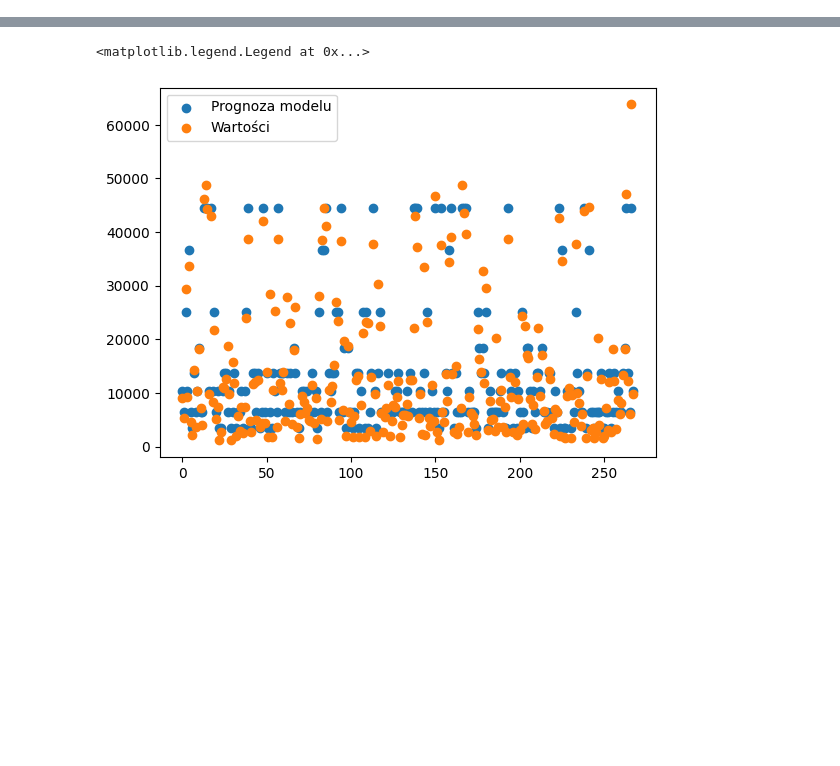
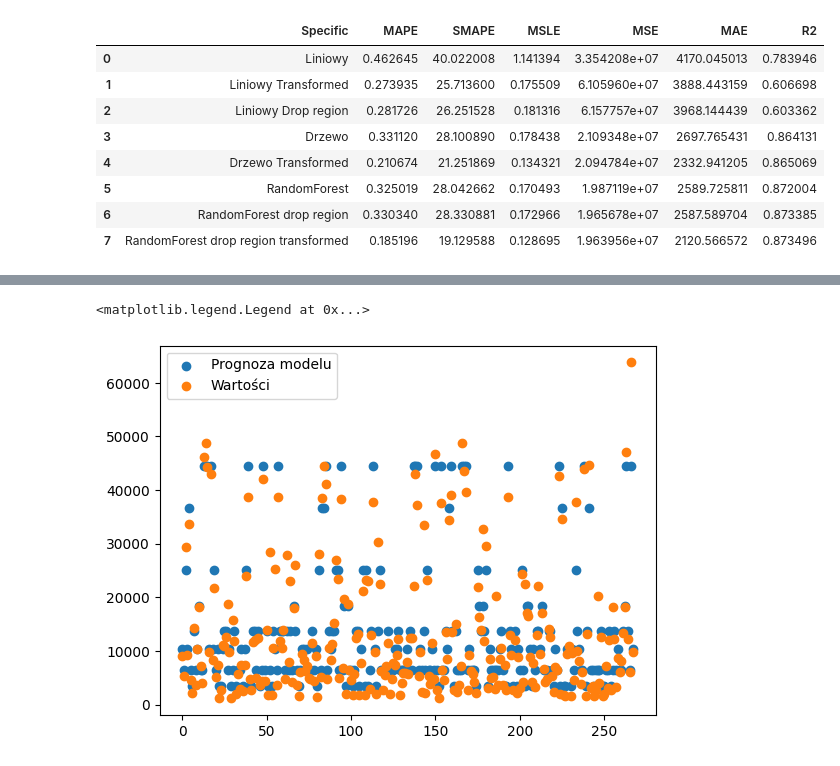
Before and after one commit to infoshareacademy/jdszr9-data_hunters, a Jupyter notebook: Machine Learning - Medical Cost/Main.ipynb, the cells around one changed output, grey strips where cells are left out. Saved outputs shown, nothing was run; the diff lists cells and outputs as text; code cells hidden in the pictures; blank space fills up the shorter version.

Commit message:
Preprocessed data, created based model

```diff
--- a/Machine Learning - Medical Cost/Main.ipynb
+++ b/Machine Learning - Medical Cost/Main.ipynb
@@ -59,0 +33,3 @@ df_
+# %%
+def symmetric_mean_absolute_percentage_error(a, f):
+    return 1/len(a) * np.sum(2 * np.abs(f-a) / (np.abs(a) + np.abs(f))*100)
@@ -63,5 +92,2 @@ y=df_['charges'].copy()
 
 X_train, X_test, y_train, y_test = train_test_split(X, y, test_size= 0.2, random_state= 42)
-# %%
-dtr= DecisionTreeRegressor(max_depth=4)
-dtr.fit(X_train, y_train)
@@ -70,9 +93,0 @@ DecisionTreeRegressor(max_depth=4)
-# %%
-display(type(dtr))
-
-display(f'R2-score {dtr.score(X_test, y_test)}')
-
-
-y_pred= dtr.predict(X_test)
-
-display(f'Mean squared error {mean_squared_error(y_test, y_pred)}')
@@ -101,0 +94,4 @@ tree.plot_tree(dtr)
+# %%
+def getModelDIc(name, model, powtransform= False, drop=None):
+    dict={'model': model, 'powerTransform': powtransform, 'drop': drop}
+    return dict
@@ -101,0 +100,81 @@ tree.plot_tree(dtr)
+# %%
+metrics = pd.DataFrame(create_metrics_tag())
+
+models={}
+
+name='Liniowy '
+model=LinearRegression()
+modelDict= getModelDIc(name, model)
+models[name]=modelDict
+
+
+name='Liniowy Transformed'
+model=LinearRegression()
+modelDict= getModelDIc(name, model, powtransform=True)
+models[name]=modelDict
+
+name='Liniowy Drop region '
+model=LinearRegression()
+modelDict= getModelDIc(name, model, powtransform=True, drop=['region_northwest','region_southeast', 'region_southwest'])
+models[name]=modelDict
+
+
+name='Drzewo'
+model=DecisionTreeRegressor(max_depth=4)
+modelDict= getModelDIc(name, model)
+models[name]=modelDict
+
+name='Drzewo Transformed'
+model=DecisionTreeRegressor(max_depth=4)
+modelDict= getModelDIc(name, model, powtransform=True)
+models[name]=modelDict
+
+
+name='RandomForest'
+model=RandomForestRegressor(n_estimators=100, max_depth=4)
+modelDict= getModelDIc(name, model)
+models[name]=modelDict
+
+name='RandomForest drop region'
+model=RandomForestRegressor(n_estimators=100, max_depth=4, )
+modelDict= getModelDIc(name, model, drop=['region_northwest','region_southeast', 'region_southwest'])
+models[name]=modelDict
+
+name='RandomForest drop region transformed'
+model=RandomForestRegressor(n_estimators=100, max_depth=4, )
+modelDict= getModelDIc(name, model, drop=['region_northwest','region_southeast', 'region_southwest'], powtransform= True)
+models[name]=modelDict
+
+for modelN in models:
+    X_train_, X_test_, y_train_, y_test_= X_train, X_test, y_train, y_test
+    model=models[modelN]['model']
+    if(models[modelN]['powerTransform']):
+        #power = PowerTransformer()
+        #y_train_=power.fit_transform(np.expand_dims(y_train, axis=1))
+        y_train_=np.log1p(y_train_)
+    if(models[modelN]['drop']):
+        X_train_=X_train_.drop(models[modelN]['drop'], axis=1)
+        X_test_=X_test_.drop(models[modelN]['drop'], axis=1)
+
+    model.fit(X_train_, y_train_)
+
+    y_pred= model.predict(X_test_)
+    y_pred=np.where(y_pred>0, y_pred,0 )
+    if(models[modelN]['powerTransform']):
+        #y_pred=power.inverse_transform(y_pred.reshape(-1,1))
+        #y_pred=np.squeeze(y_pred)
+        y_pred=np.expm1(y_pred)
+
+    metric=get_metrics(y_test_, y_pred, modelN)
+    metrics = pd.concat([metrics, metric]).reset_index(drop=True)
+metrics
+# %% [output]
+|  | Specific | MAPE | SMAPE | MSLE | MSE | MAE | R2 |
+| 0 | Liniowy | 0.462645 | 40.022008 | 1.141394 | 3.354208e+07 | 4170.045013 | 0.783946 |
+| 1 | Liniowy Transformed | 0.273935 | 25.713600 | 0.175509 | 6.105960e+07 | 3888.443159 | 0.606698 |
+| 2 | Liniowy Drop region | 0.281726 | 26.251528 | 0.181316 | 6.157757e+07 | 3968.144439 | 0.603362 |
+| 3 | Drzewo | 0.331120 | 28.100890 | 0.178438 | 2.109348e+07 | 2697.765431 | 0.864131 |
+| 4 | Drzewo Transformed | 0.210674 | 21.251869 | 0.134321 | 2.094784e+07 | 2332.941205 | 0.865069 |
+| 5 | RandomForest | 0.325019 | 28.042662 | 0.170493 | 1.987119e+07 | 2589.725811 | 0.872004 |
+| 6 | RandomForest drop region | 0.330340 | 28.330881 | 0.172966 | 1.965678e+07 | 2587.589704 | 0.873385 |
+| 7 | RandomForest drop region transformed | 0.185196 | 19.129588 | 0.128695 | 1.963956e+07 | 2120.566572 | 0.873496 |
```
Also changed, not shown: parts of 16 cells of this notebook, 1 other file.
